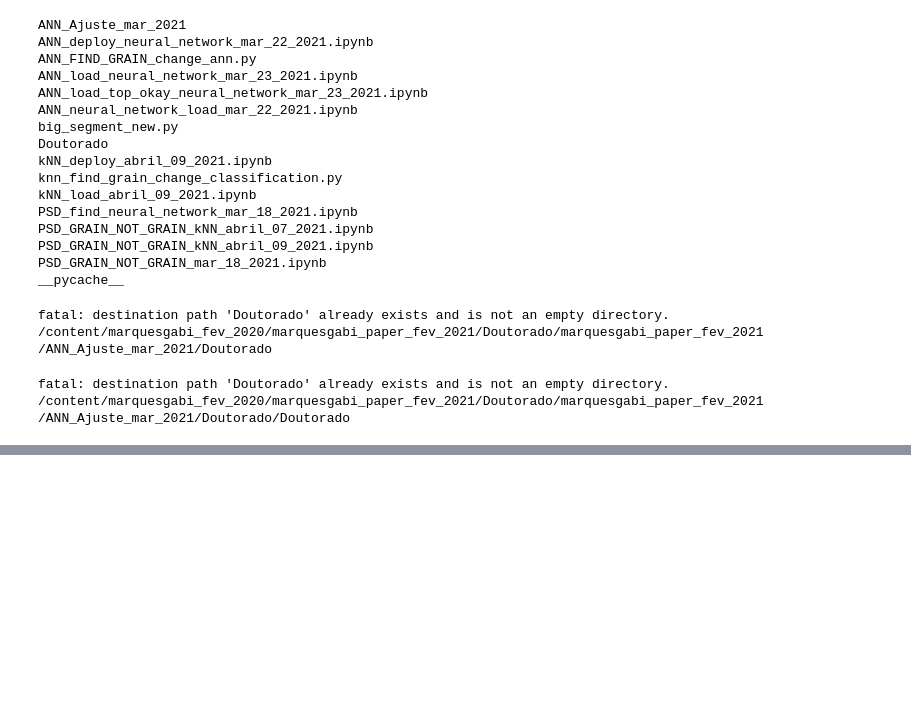
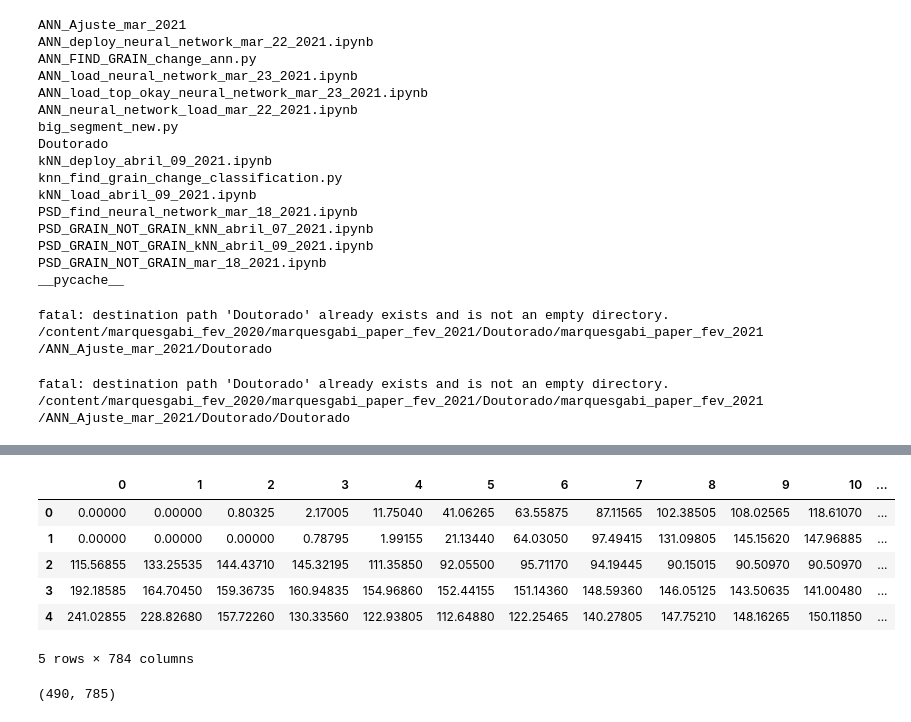
Before and after one commit to ucfilho/marquesgabi_paper_fev_2021, a Jupyter notebook: Codes_in_Evaluation/save_pictures_abril_16_2021.ipynb, the cells around one changed output, grey strips where cells are left out. Cells and saved outputs as stored; diff of their text form; code cells hidden in the pictures; blank space fills up the shorter version.

```diff
--- a/Codes_in_Evaluation/save_pictures_abril_16_2021.ipynb
+++ b/Codes_in_Evaluation/save_pictures_abril_16_2021.ipynb
@@ -294,0 +252,6 @@ result.shape
+# %%
+FotosG = pd.DataFrame((np.array(FotosG)*255.0))
+FotosG =FotosG.reset_index(drop=True)
+FotosNG =FotosNG.reset_index(drop=True)
+frames = [FotosG,FotosNG]
+result_fotos = pd.concat(frames, axis=1)
@@ -302,0 +284,14 @@ files.download(Arq)
+# %%
+FotosG.head()
+# %% [output]
+|  | 0 | 1 | 2 | 3 | 4 | 5 | 6 | 7 | 8 | 9 | 10 | ... |
+| 0 | 0.00000 | 0.00000 | 0.80325 | 2.17005 | 11.75040 | 41.06265 | 63.55875 | 87.11565 | 102.38505 | 108.02565 | 118.61070 | ... |
+| 1 | 0.00000 | 0.00000 | 0.00000 | 0.78795 | 1.99155 | 21.13440 | 64.03050 | 97.49415 | 131.09805 | 145.15620 | 147.96885 | ... |
+| 2 | 115.56855 | 133.25535 | 144.43710 | 145.32195 | 111.35850 | 92.05500 | 95.71170 | 94.19445 | 90.15015 | 90.50970 | 90.50970 | ... |
+| 3 | 192.18585 | 164.70450 | 159.36735 | 160.94835 | 154.96860 | 152.44155 | 151.14360 | 148.59360 | 146.05125 | 143.50635 | 141.00480 | ... |
+| 4 | 241.02855 | 228.82680 | 157.72260 | 130.33560 | 122.93805 | 112.64880 | 122.25465 | 140.27805 | 147.75210 | 148.16265 | 150.11850 | ... |
+5 rows × 784 columns
+# %%
+df.shape
+# %% [output]
+(490, 785)
```
Also changed, not shown: parts of 10 cells of this notebook.
